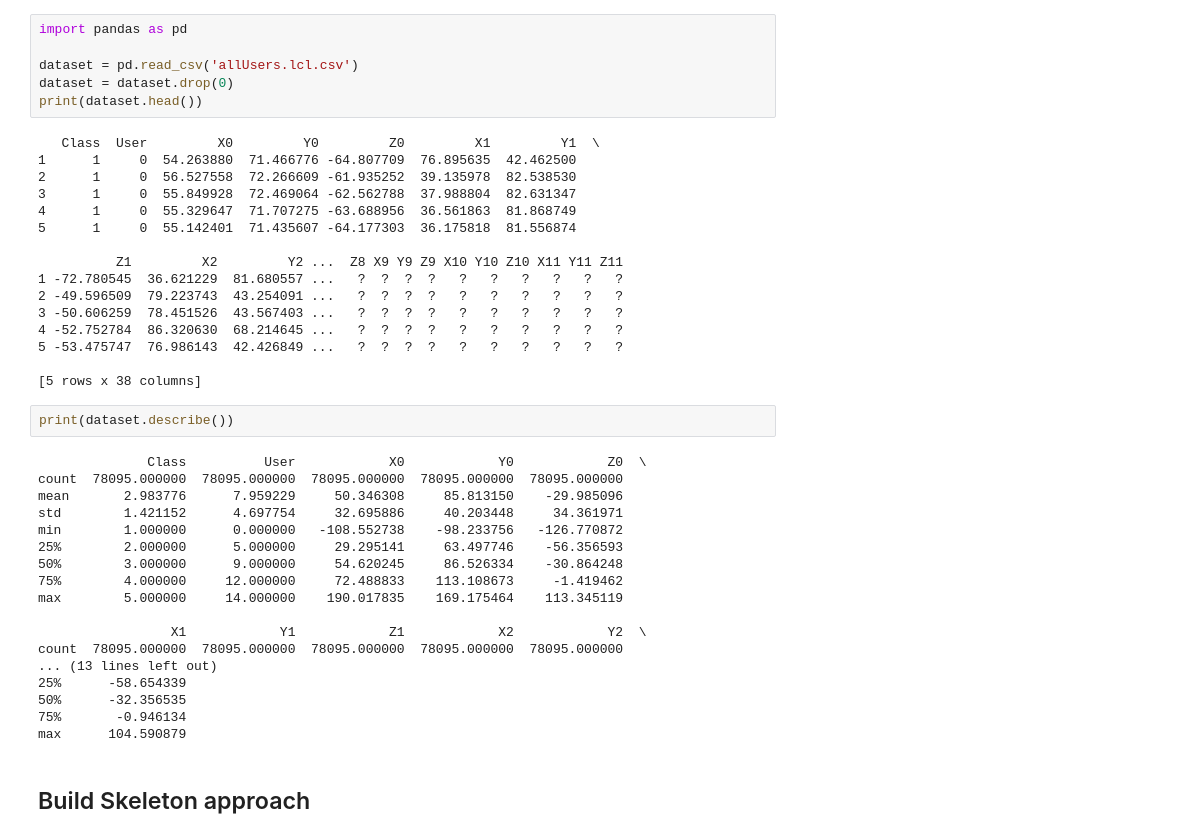
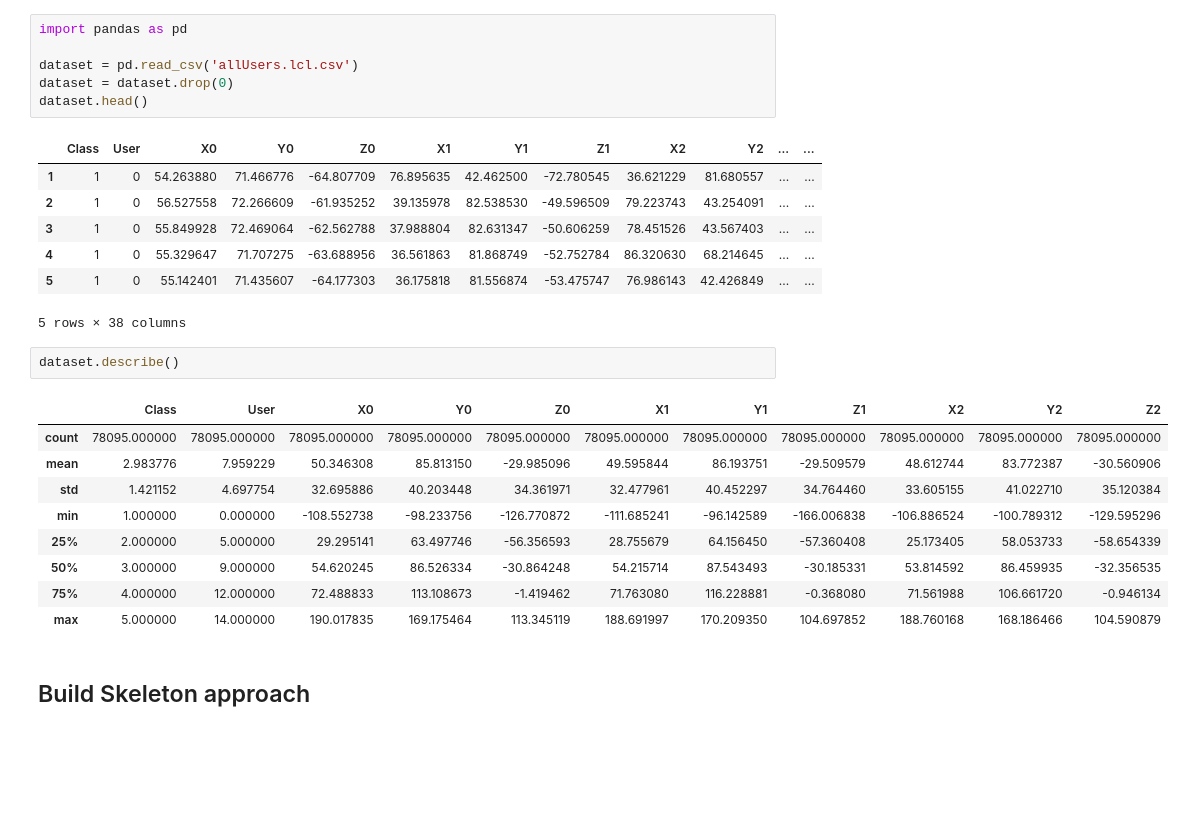
Before and after one commit to Machine-Learning-FGA/Hand-Postures, a Jupyter notebook: Preprocessing.ipynb, the cells around one changed output. Saved outputs shown, nothing was run; the diff lists cells and outputs as text; blank space fills up the shorter version.

```diff
--- a/Preprocessing.ipynb
+++ b/Preprocessing.ipynb
@@ -3,43 +3,27 @@ import pandas as pd
 
 dataset = pd.read_csv('allUsers.lcl.csv')
 dataset = dataset.drop(0)
-print(dataset.head())
+dataset.head()
 # %% [output]
+|  | Class | User | X0 | Y0 | Z0 | X1 | Y1 | Z1 | X2 | Y2 | ... | ... |
+| 1 | 1 | 0 | 54.263880 | 71.466776 | -64.807709 | 76.895635 | 42.462500 | -72.780545 | 36.621229 | 81.680557 | ... | ... |
+| 2 | 1 | 0 | 56.527558 | 72.266609 | -61.935252 | 39.135978 | 82.538530 | -49.596509 | 79.223743 | 43.254091 | ... | ... |
+| 3 | 1 | 0 | 55.849928 | 72.469064 | -62.562788 | 37.988804 | 82.631347 | -50.606259 | 78.451526 | 43.567403 | ... | ... |
+| 4 | 1 | 0 | 55.329647 | 71.707275 | -63.688956 | 36.561863 | 81.868749 | -52.752784 | 86.320630 | 68.214645 | ... | ... |
+| 5 | 1 | 0 | 55.142401 | 71.435607 | -64.177303 | 36.175818 | 81.556874 | -53.475747 | 76.986143 | 42.426849 | ... | ... |
-   Class  User         X0         Y0         Z0         X1         Y1  \
-1      1     0  54.263880  71.466776 -64.807709  76.895635  42.462500
-2      1     0  56.527558  72.266609 -61.935252  39.135978  82.538530
-3      1     0  55.849928  72.469064 -62.562788  37.988804  82.631347
-4      1     0  55.329647  71.707275 -63.688956  36.561863  81.868749
-5      1     0  55.142401  71.435607 -64.177303  36.175818  81.556874
-
-          Z1         X2         Y2 ...  Z8 X9 Y9 Z9 X10 Y10 Z10 X11 Y11 Z11
-1 -72.780545  36.621229  81.680557 ...   ?  ?  ?  ?   ?   ?   ?   ?   ?   ?
-2 -49.596509  79.223743  43.254091 ...   ?  ?  ?  ?   ?   ?   ?   ?   ?   ?
-3 -50.606259  78.451526  43.567403 ...   ?  ?  ?  ?   ?   ?   ?   ?   ?   ?
-4 -52.752784  86.320630  68.214645 ...   ?  ?  ?  ?   ?   ?   ?   ?   ?   ?
-5 -53.475747  76.986143  42.426849 ...   ?  ?  ?  ?   ?   ?   ?   ?   ?   ?
-
-[5 rows x 38 columns]
+5 rows × 38 columns
-# %%
-print(dataset.describe())
-# %% [output]
-              Class          User            X0            Y0            Z0  \
-count  78095.000000  78095.000000  78095.000000  78095.000000  78095.000000
-mean       2.983776      7.959229     50.346308     85.813150    -29.985096
-std        1.421152      4.697754     32.695886     40.203448     34.361971
-min        1.000000      0.000000   -108.552738    -98.233756   -126.770872
-25%        2.000000      5.000000     29.295141     63.497746    -56.356593
-50%        3.000000      9.000000     54.620245     86.526334    -30.864248
-75%        4.000000     12.000000     72.488833    113.108673     -1.419462
-max        5.000000     14.000000    190.017835    169.175464    113.345119
-
-                 X1            Y1            Z1            X2            Y2  \
-count  78095.000000  78095.000000  78095.000000  78095.000000  78095.000000
-... (13 lines left out)
-25%      -58.654339
-50%      -32.356535
-75%       -0.946134
-max      104.590879
+# %%
+dataset.describe()
+# %% [output]
+|  | Class | User | X0 | Y0 | Z0 | X1 | Y1 | Z1 | X2 | Y2 | Z2 |
+| count | 78095.000000 | 78095.000000 | 78095.000000 | 78095.000000 | 78095.000000 | 78095.000000 | 78095.000000 | 78095.000000 | 78095.000000 | 78095.000000 | 78095.000000 |
+| mean | 2.983776 | 7.959229 | 50.346308 | 85.813150 | -29.985096 | 49.595844 | 86.193751 | -29.509579 | 48.612744 | 83.772387 | -30.560906 |
+| std | 1.421152 | 4.697754 | 32.695886 | 40.203448 | 34.361971 | 32.477961 | 40.452297 | 34.764460 | 33.605155 | 41.022710 | 35.120384 |
+| min | 1.000000 | 0.000000 | -108.552738 | -98.233756 | -126.770872 | -111.685241 | -96.142589 | -166.006838 | -106.886524 | -100.789312 | -129.595296 |
+| 25% | 2.000000 | 5.000000 | 29.295141 | 63.497746 | -56.356593 | 28.755679 | 64.156450 | -57.360408 | 25.173405 | 58.053733 | -58.654339 |
+| 50% | 3.000000 | 9.000000 | 54.620245 | 86.526334 | -30.864248 | 54.215714 | 87.543493 | -30.185331 | 53.814592 | 86.459935 | -32.356535 |
+| 75% | 4.000000 | 12.000000 | 72.488833 | 113.108673 | -1.419462 | 71.763080 | 116.228881 | -0.368080 | 71.561988 | 106.661720 | -0.946134 |
+| max | 5.000000 | 14.000000 | 190.017835 | 169.175464 | 113.345119 | 188.691997 | 170.209350 | 104.697852 | 188.760168 | 168.186466 | 104.590879 |
 # %% [markdown]
 ## Build Skeleton approach
 # %%
```
Also changed, not shown: parts of 11 cells of this notebook.
